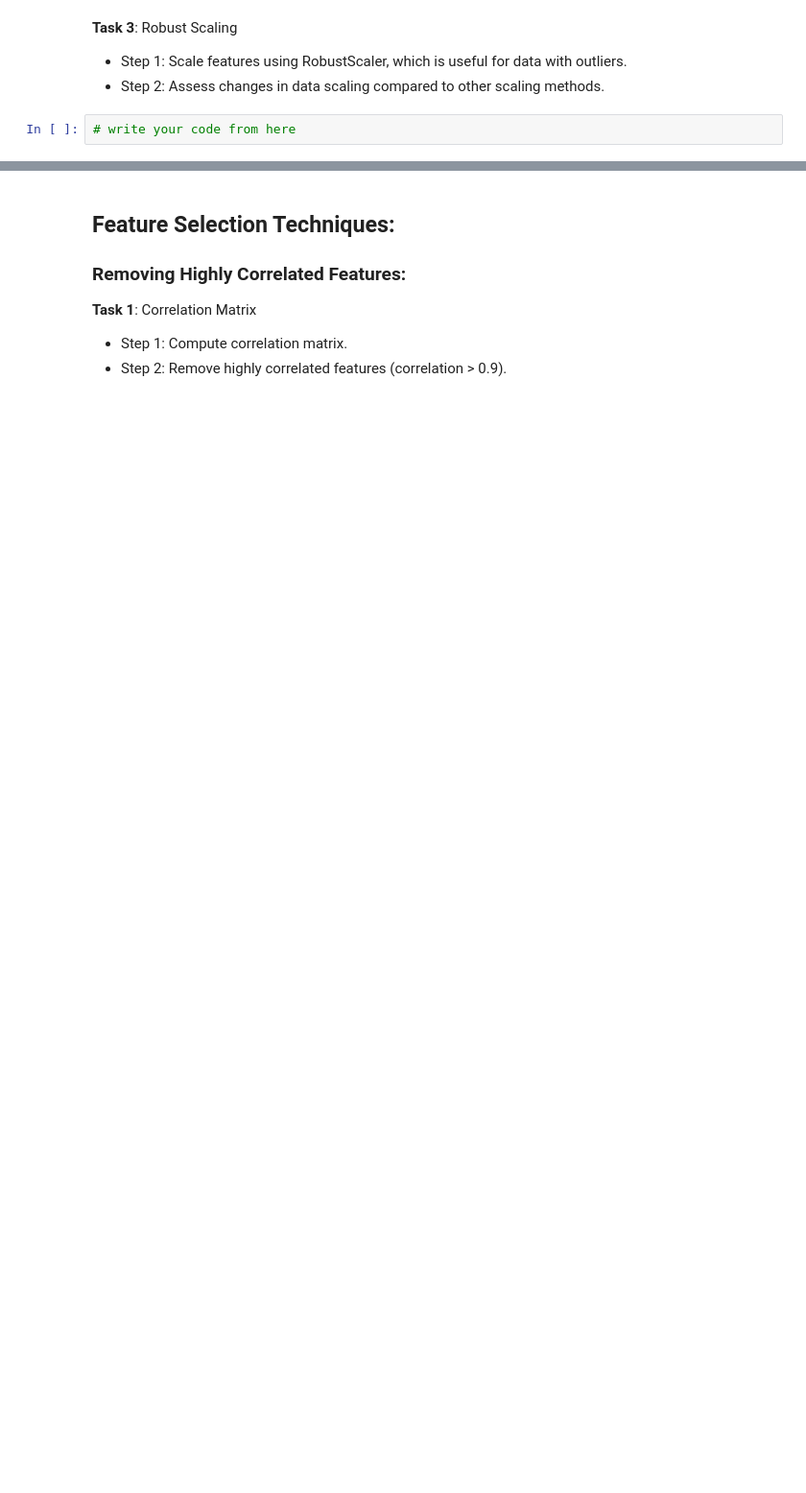
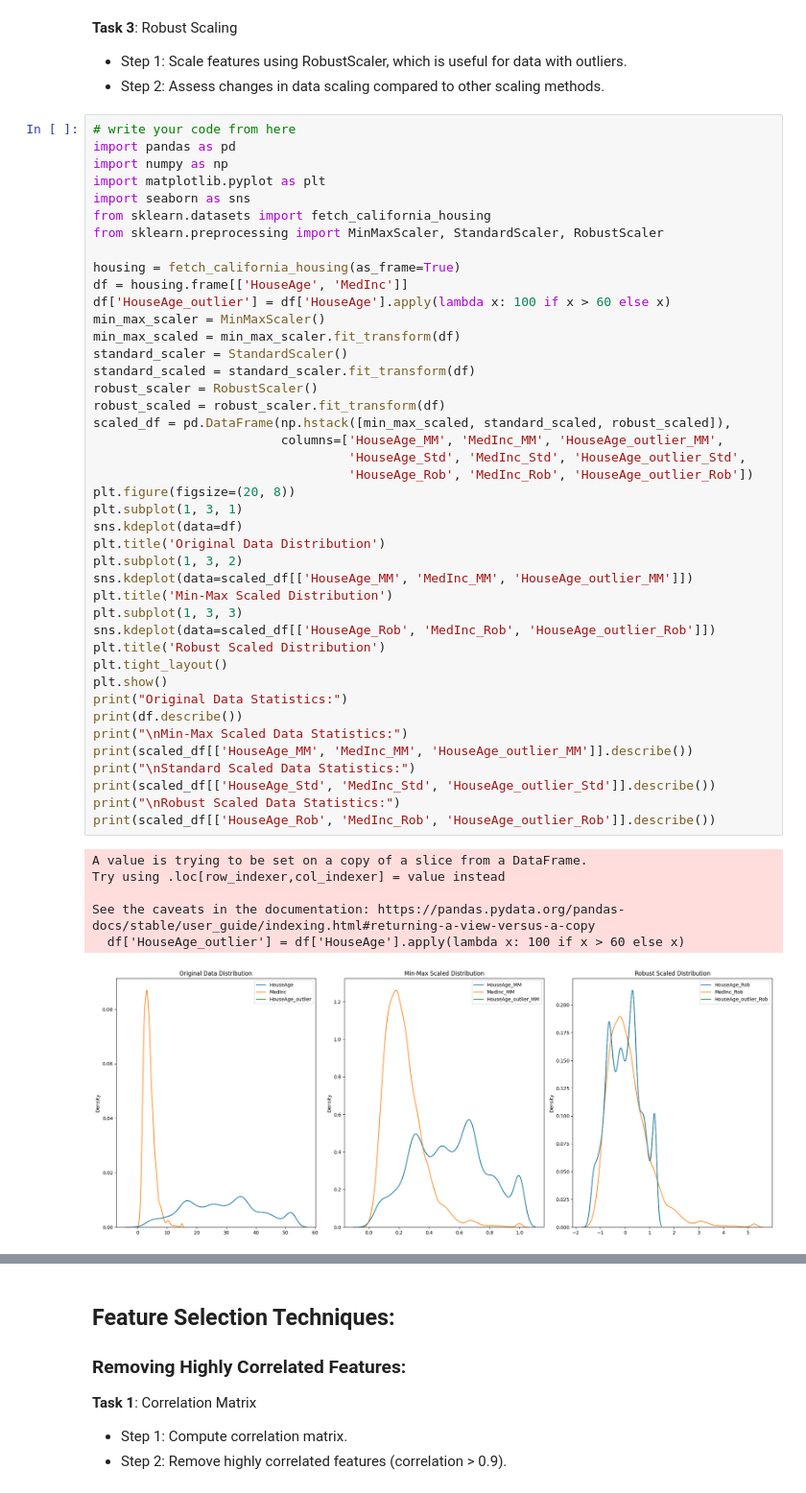
Before and after one commit to Gururaj581/AI_DATA_ANALYSIS_, a Jupyter notebook: src/Module 10/Best Practices for Feature Engineering & Data Preprocessing/Ques_6.ipynb, the cells around one changed output, grey strips where cells are left out. Shown: that part at 96% size. Cells and saved outputs as stored; diff of their text form; blank space fills up the shorter version.

```diff
--- a/src/Module 10/Best Practices for Feature Engineering & Data Preprocessing/Ques_6.ipynb
+++ b/src/Module 10/Best Practices for Feature Engineering & Data Preprocessing/Ques_6.ipynb
@@ -43,5 +227,52 @@ The Boston housing prices dataset has an ethical problem: as
 **Task 3**: Robust Scaling
 - Step 1: Scale features using RobustScaler, which is useful for data with outliers.
 - Step 2: Assess changes in data scaling compared to other scaling methods.
-# %%
-# write your code from here
+# %%
+# write your code from here
+import pandas as pd
+import numpy as np
+import matplotlib.pyplot as plt
+import seaborn as sns
+from sklearn.datasets import fetch_california_housing
+from sklearn.preprocessing import MinMaxScaler, StandardScaler, RobustScaler
+
+housing = fetch_california_housing(as_frame=True)
+df = housing.frame[['HouseAge', 'MedInc']]
+df['HouseAge_outlier'] = df['HouseAge'].apply(lambda x: 100 if x > 60 else x)
+min_max_scaler = MinMaxScaler()
+min_max_scaled = min_max_scaler.fit_transform(df)
+standard_scaler = StandardScaler()
+standard_scaled = standard_scaler.fit_transform(df)
+robust_scaler = RobustScaler()
+robust_scaled = robust_scaler.fit_transform(df)
+scaled_df = pd.DataFrame(np.hstack([min_max_scaled, standard_scaled, robust_scaled]),
+                         columns=['HouseAge_MM', 'MedInc_MM', 'HouseAge_outlier_MM',
+                                  'HouseAge_Std', 'MedInc_Std', 'HouseAge_outlier_Std',
+                                  'HouseAge_Rob', 'MedInc_Rob', 'HouseAge_outlier_Rob'])
+plt.figure(figsize=(20, 8))
+plt.subplot(1, 3, 1)
+sns.kdeplot(data=df)
+plt.title('Original Data Distribution')
+plt.subplot(1, 3, 2)
+sns.kdeplot(data=scaled_df[['HouseAge_MM', 'MedInc_MM', 'HouseAge_outlier_MM']])
+plt.title('Min-Max Scaled Distribution')
+plt.subplot(1, 3, 3)
+sns.kdeplot(data=scaled_df[['HouseAge_Rob', 'MedInc_Rob', 'HouseAge_outlier_Rob']])
+plt.title('Robust Scaled Distribution')
+plt.tight_layout()
+plt.show()
+print("Original Data Statistics:")
+print(df.describe())
+print("\nMin-Max Scaled Data Statistics:")
+print(scaled_df[['HouseAge_MM', 'MedInc_MM', 'HouseAge_outlier_MM']].describe())
+print("\nStandard Scaled Data Statistics:")
+print(scaled_df[['HouseAge_Std', 'MedInc_Std', 'HouseAge_outlier_Std']].describe())
+print("\nRobust Scaled Data Statistics:")
+print(scaled_df[['HouseAge_Rob', 'MedInc_Rob', 'HouseAge_outlier_Rob']].describe())
+# %% [output]
+A value is trying to be set on a copy of a slice from a DataFrame.
+Try using .loc[row_indexer,col_indexer] = value instead
+
+See the caveats in the documentation: https://pandas.pydata.org/pandas-docs/stable/user_guide/indexing.html#returning-a-view-versus-a-copy
+  df['HouseAge_outlier'] = df['HouseAge'].apply(lambda x: 100 if x > 60 else x)
+[figure, added]
```
Also changed, not shown: parts of 17 cells of this notebook.
